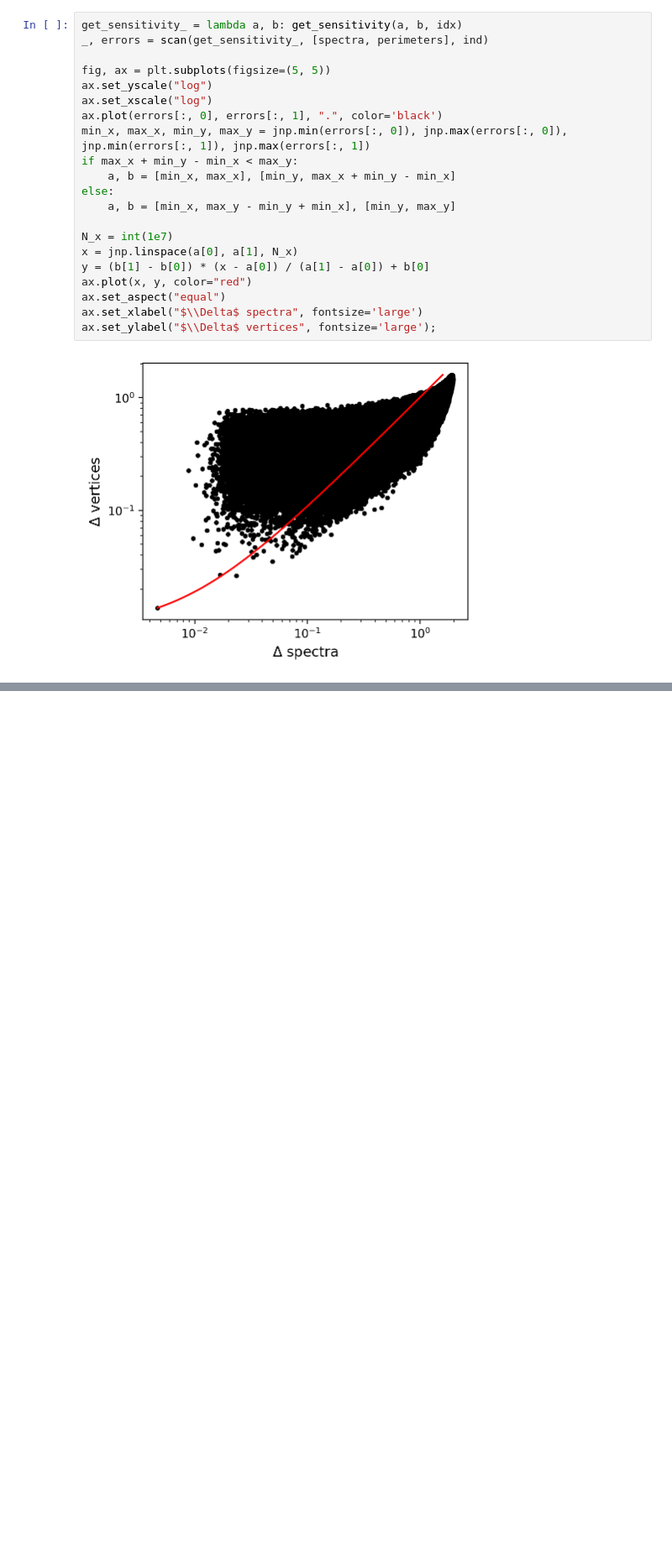
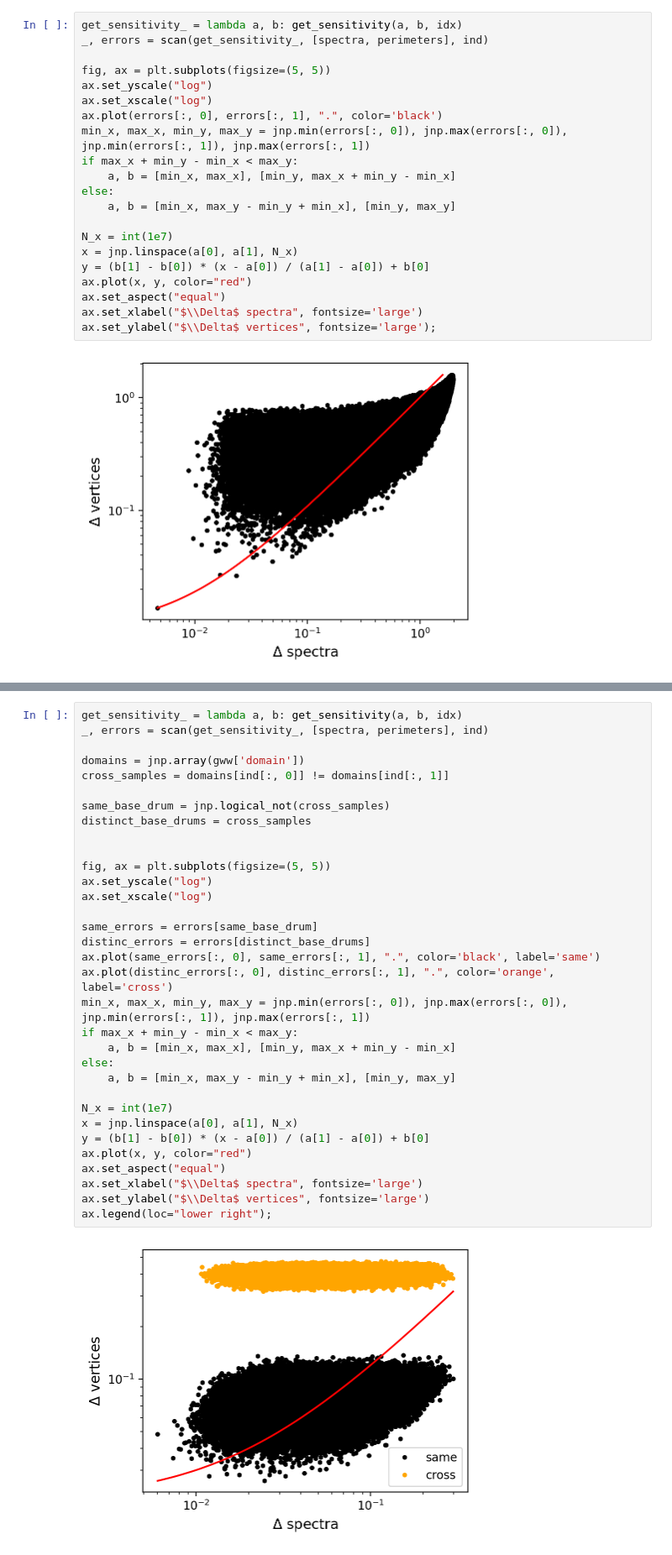
Before and after one commit to VLSF/drums, a Jupyter notebook: notebooks/datasets_visualisation.ipynb, the cells around one changed output, grey strips where cells are left out. Shown at 84% size. Cells and saved outputs as stored; diff of their text form; blank space fills up the shorter version.

```diff
--- a/notebooks/datasets_visualisation.ipynb
+++ b/notebooks/datasets_visualisation.ipynb
@@ -192,0 +221,35 @@ ax.set_ylabel("$\\Delta$ vertices", fontsize='large');
+# %%
+get_sensitivity_ = lambda a, b: get_sensitivity(a, b, idx)
+_, errors = scan(get_sensitivity_, [spectra, perimeters], ind)
+
+domains = jnp.array(gww['domain'])
+cross_samples = domains[ind[:, 0]] != domains[ind[:, 1]]
+
+same_base_drum = jnp.logical_not(cross_samples)
+distinct_base_drums = cross_samples
+
+
+fig, ax = plt.subplots(figsize=(5, 5))
+ax.set_yscale("log")
+ax.set_xscale("log")
+
+same_errors = errors[same_base_drum]
+distinc_errors = errors[distinct_base_drums]
+ax.plot(same_errors[:, 0], same_errors[:, 1], ".", color='black', label='same')
+ax.plot(distinc_errors[:, 0], distinc_errors[:, 1], ".", color='orange', label='cross')
+min_x, max_x, min_y, max_y = jnp.min(errors[:, 0]), jnp.max(errors[:, 0]), jnp.min(errors[:, 1]), jnp.max(errors[:, 1])
+if max_x + min_y - min_x < max_y:
+    a, b = [min_x, max_x], [min_y, max_x + min_y - min_x]
+else:
+    a, b = [min_x, max_y - min_y + min_x], [min_y, max_y]
+
+N_x = int(1e7)
+x = jnp.linspace(a[0], a[1], N_x)
+y = (b[1] - b[0]) * (x - a[0]) / (a[1] - a[0]) + b[0]
+ax.plot(x, y, color="red")
+ax.set_aspect("equal")
+ax.set_xlabel("$\\Delta$ spectra", fontsize='large')
+ax.set_ylabel("$\\Delta$ vertices", fontsize='large')
+ax.legend(loc="lower right");
+# %% [output]
+[figure, added]
```
Also changed, not shown: parts of 7 cells of this notebook.
